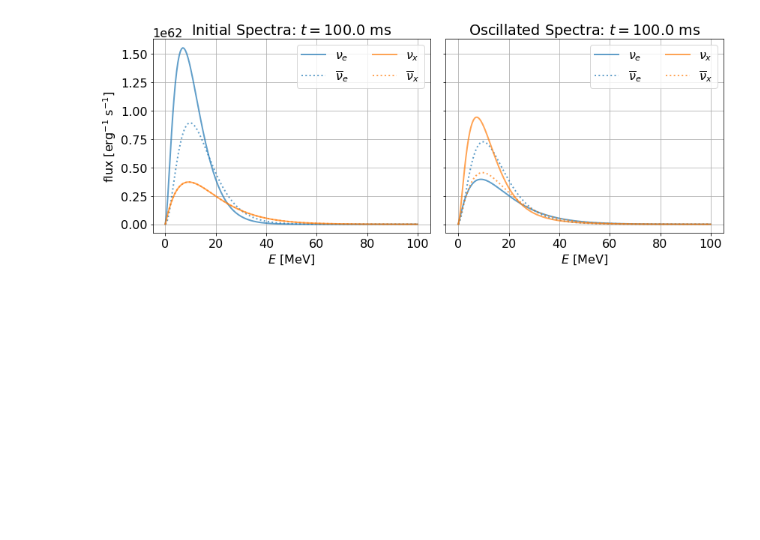
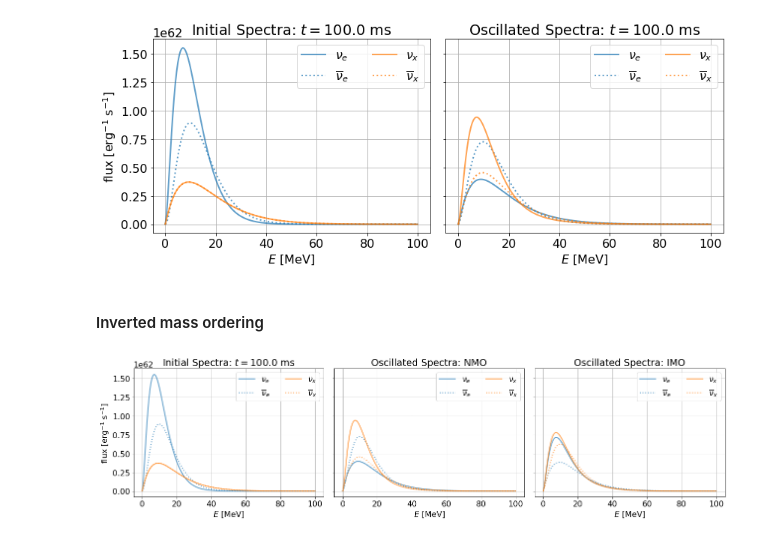
Before and after one commit to SNEWS2/snewpy, a Jupyter notebook: doc/nb/Nakazato_2013.ipynb, the cells around one changed output. Saved outputs shown, nothing was run; the diff lists cells and outputs as text; code cells hidden in the pictures; blank space fills up the shorter version.

```diff
--- a/doc/nb/Nakazato_2013.ipynb
+++ b/doc/nb/Nakazato_2013.ipynb
@@ -24,9 +22,7 @@ import os
 mpl.rc('font', size=16)
 # %%
 ifile = '../../models/Nakazato_2013/nakazato-shen-z0.004-t_rev100ms-s20.0.fits'
-xform = AdiabaticMSW()
-
-model = Nakazato_2013(ifile, xform)
+model = Nakazato_2013(ifile)
 # %%
 model
 # %% [output]
@@ -64,15 +64,18 @@ Plot the neutrino spectra at the source and after the requested flavor transform
 # %%
+# Adiabatic MSW effect. NMO is used by default.
+xform_nmo = AdiabaticMSW()
+
 # Energy array and time to compute spectra.
 # Note that any convenient units can be used and the calculation will remain internally consistent.
 E = np.linspace(0,100,201) * u.MeV
 t = 100*u.ms
 
 ispec = model.get_initialspectra(t, E)
-ospec = model.get_oscillatedspectra(t, E)
+ospec_nmo = model.get_oscillatedspectra(t, E, xform_nmo)
 # %%
 fig, axes = plt.subplots(1,2, figsize=(12,5), sharex=True, sharey=True, tight_layout=True)
 
-for i, spec in enumerate([ispec, ospec]):
+for i, spec in enumerate([ispec, ospec_nmo]):
     ax = axes[i]
     for flavor in Flavor:
         ax.plot(E, spec[flavor],
@@ -92,3 +95,35 @@ ax.set(ylabel=r'flux [erg$^{-1}$ s$^{-1}$]')
 fig.tight_layout();
 # %% [output]
 [figure]
+# %% [markdown]
+#### Inverted mass ordering
+# %%
+# Adiabatic MSW effect. NMO is used by default.
+xform_imo = AdiabaticMSW(mh=MassHierarchy.INVERTED)
+
+ospec_imo = model.get_oscillatedspectra(t, E, xform_imo)
+# %%
+fig, axes = plt.subplots(1,3, figsize=(18,5), sharex=True, sharey=True, tight_layout=True)
+
+mh = ['NMO', 'IMO']
+
+for i, spec in enumerate([ispec, ospec_nmo, ospec_imo]):
+    ax = axes[i]
+    for flavor in Flavor:
+        ax.plot(E, spec[flavor],
+                label=flavor.to_tex(),
+                color='C0' if flavor.is_electron else 'C1',
+                ls='-' if flavor.is_neutrino else ':', lw=2,
+                alpha=0.7)
+
+    ax.set(xlabel=r'$E$ [{}]'.format(E.unit),
+           title='Initial Spectra: $t = ${:.1f}'.format(t) if i==0 else 'Oscillated Spectra: {}'.format(mh[i-1]))
+    ax.grid()
+    ax.legend(loc='upper right', ncol=2, fontsize=16)
+
+ax = axes[0]
+ax.set(ylabel=r'flux [erg$^{-1}$ s$^{-1}$]')
+
+fig.tight_layout();
+# %% [output]
+[figure, added]
```
Also changed, not shown: parts of 2 cells of this notebook.
